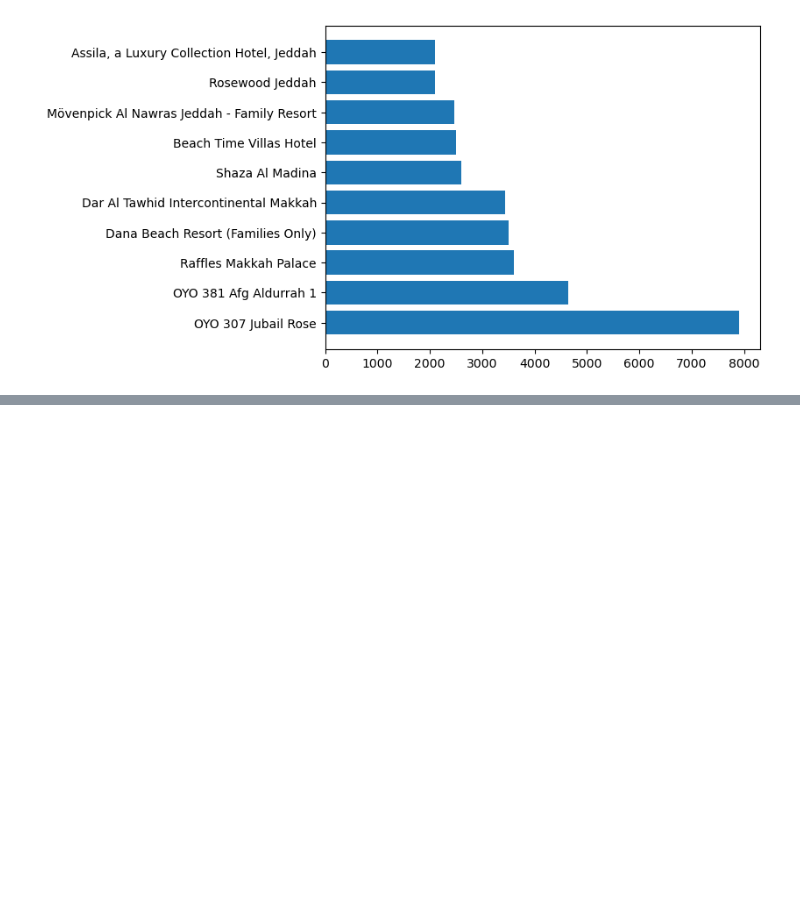
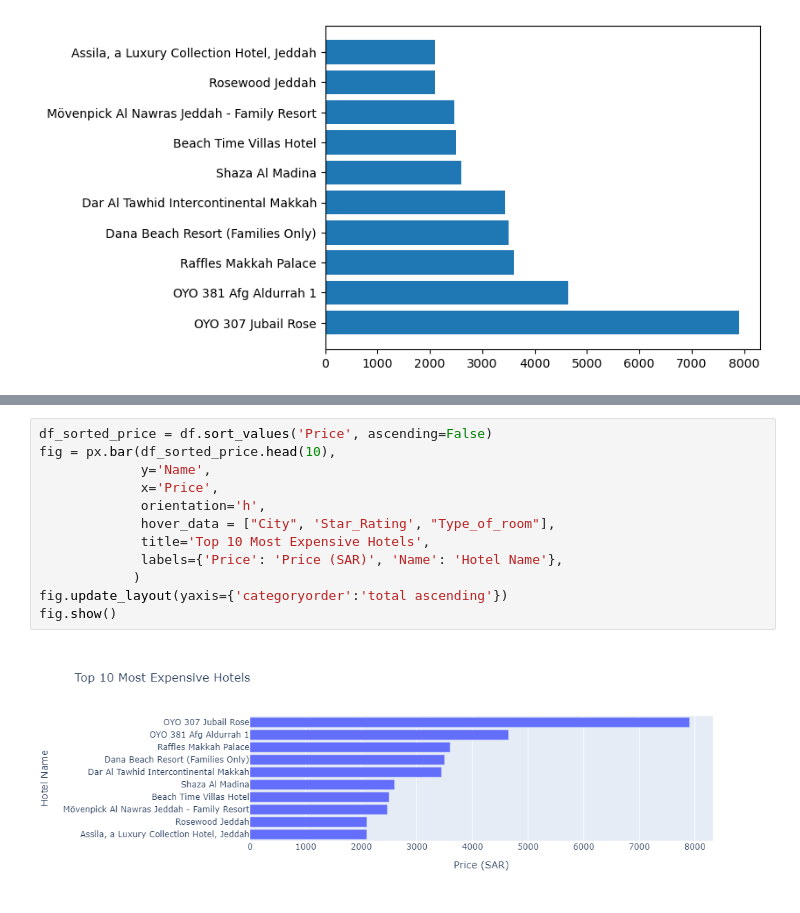
Before and after one commit to maga-m/data_vis, a Jupyter notebook: data_vis.ipynb, the cells around one changed output, grey strips where cells are left out. Drawn from its saved outputs; the diff is of its cells as text; blank space fills up the shorter version.

```diff
--- a/data_vis.ipynb
+++ b/data_vis.ipynb
@@ -308,0 +357,14 @@ plt.barh(df_sorted_price['Name'].head(10), df_sorted_price["Price"].head(10))
+# %%
+df_sorted_price = df.sort_values('Price', ascending=False)
+fig = px.bar(df_sorted_price.head(10),
+             y='Name',
+             x='Price',
+             orientation='h',
+             hover_data = ["City", 'Star_Rating', "Type_of_room"],
+             title='Top 10 Most Expensive Hotels',
+             labels={'Price': 'Price (SAR)', 'Name': 'Hotel Name'},
+            )
+fig.update_layout(yaxis={'categoryorder':'total ascending'})
+fig.show()
+# %% [output]
+[figure, added]
```
Also changed, not shown: parts of 26 cells of this notebook.
